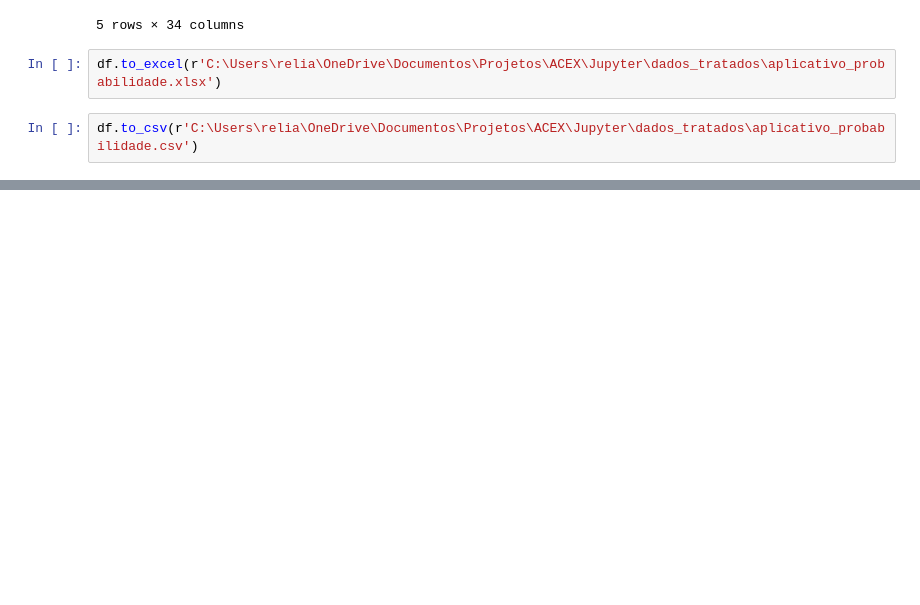
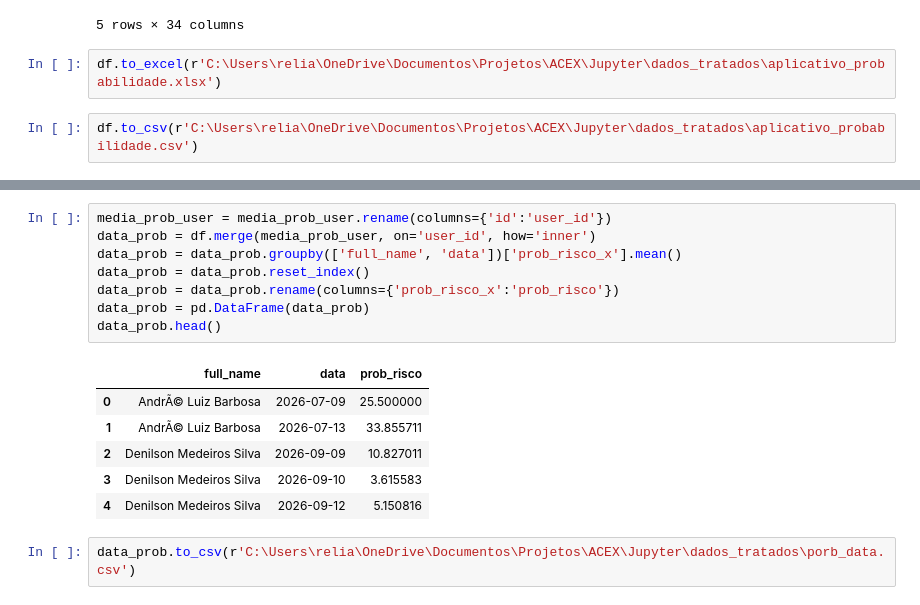
Before and after one commit to Raimundo2004/ETL-Acidentes, a Jupyter notebook: ML.ipynb, the cells around one changed output, grey strips where cells are left out. Saved outputs shown, nothing was run; the diff lists cells and outputs as text; blank space fills up the shorter version.

```diff
--- a/ML.ipynb
+++ b/ML.ipynb
@@ -165,0 +201,17 @@ df.to_csv(r'C:\Users\relia\OneDrive\Documentos\Projetos\ACEX\Jupyter\dados_trata
+# %%
+media_prob_user = media_prob_user.rename(columns={'id':'user_id'})
+data_prob = df.merge(media_prob_user, on='user_id', how='inner')
+data_prob = data_prob.groupby(['full_name', 'data'])['prob_risco_x'].mean()
+data_prob = data_prob.reset_index()
+data_prob = data_prob.rename(columns={'prob_risco_x':'prob_risco'})
+data_prob = pd.DataFrame(data_prob)
+data_prob.head()
+# %% [output]
+|  | full_name | data | prob_risco |
+| 0 | AndrÃ© Luiz Barbosa | 2026-07-09 | 25.500000 |
+| 1 | AndrÃ© Luiz Barbosa | 2026-07-13 | 33.855711 |
+| 2 | Denilson Medeiros Silva | 2026-09-09 | 10.827011 |
+| 3 | Denilson Medeiros Silva | 2026-09-10 | 3.615583 |
+| 4 | Denilson Medeiros Silva | 2026-09-12 | 5.150816 |
+# %%
+data_prob.to_csv(r'C:\Users\relia\OneDrive\Documentos\Projetos\ACEX\Jupyter\dados_tratados\porb_data.csv')
```
Also changed, not shown: parts of 4 cells of this notebook.
